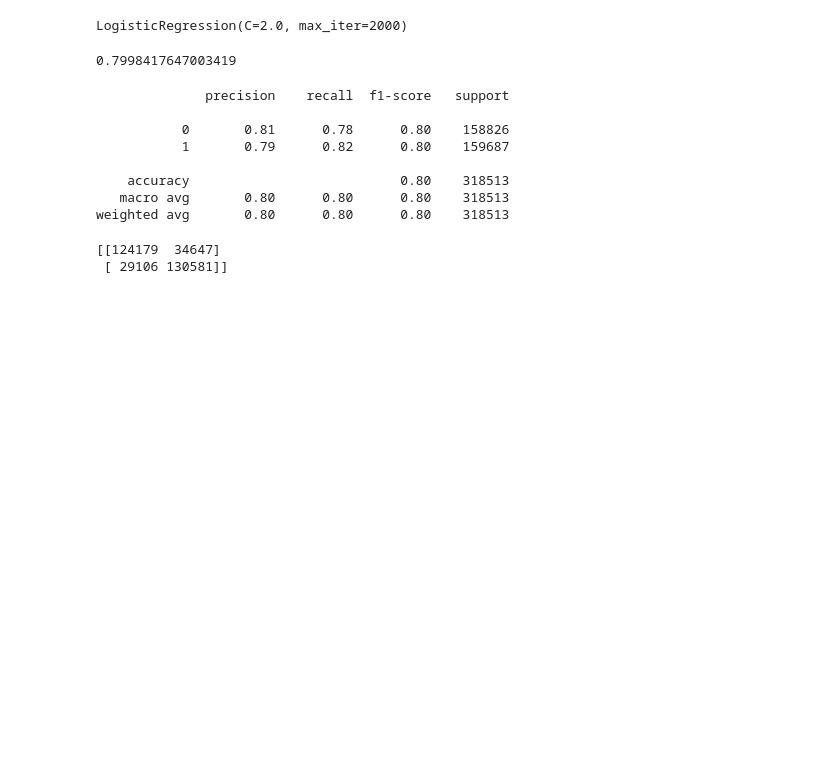
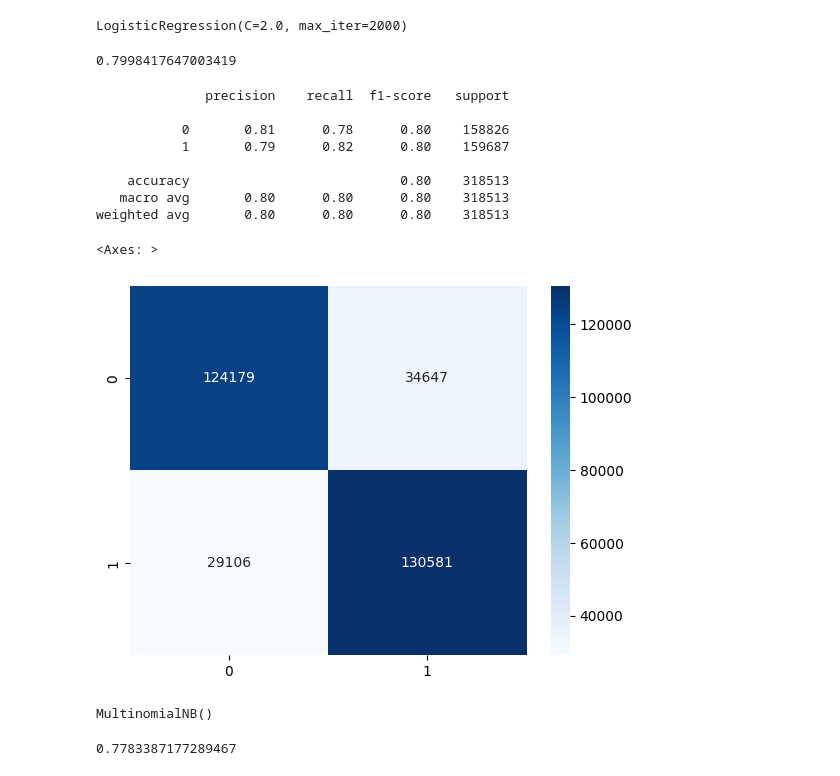
Before and after one commit to AhsanHabibSadik123/NLP_Sentiment_analysis_on_Sentiment140, a Jupyter notebook: train_lr.ipynb, the cells around one changed output. Cells and saved outputs as stored; diff of their text form; code cells hidden in the pictures; blank space fills up the shorter version.

Commit message:
train with ML models

```diff
--- a/train_lr.ipynb
+++ b/train_lr.ipynb
@@ -27,8 +36,8 @@ X_train.shape
 # %% [output]
 (1274050, 20000)
 # %%
-model = LogisticRegression(max_iter=2000, C=2.0)
-model.fit(X_train, y_train)
+model_lr = LogisticRegression(max_iter=2000, C=2.0)
+model_lr.fit(X_train, y_train)
 # %% [output]
 LogisticRegression(C=2.0, max_iter=2000)
 # %%
@@ -47,7 +56,16 @@ print(classification_report(y_test, model.predict(X_test)))
    macro avg       0.80      0.80      0.80    318513
 weighted avg       0.80      0.80      0.80    318513
 # %%
-print(confusion_matrix(y_test, model.predict(X_test)))
+sns.heatmap(confusion_matrix(y_test, model_lr.predict(X_test)), annot=True, fmt="d", cmap="Blues")
 # %% [output]
-[[124179  34647]
- [ 29106 130581]]
+<Axes: >
+[figure, added]
+# %%
+model_NB = MultinomialNB()
+model_NB.fit(X_train, y_train)
+# %% [output]
+MultinomialNB()
+# %%
+model_NB.score(X_test, y_test)
+# %% [output]
+0.7783387177289467
```
Also changed, not shown: parts of 14 cells of this notebook.
